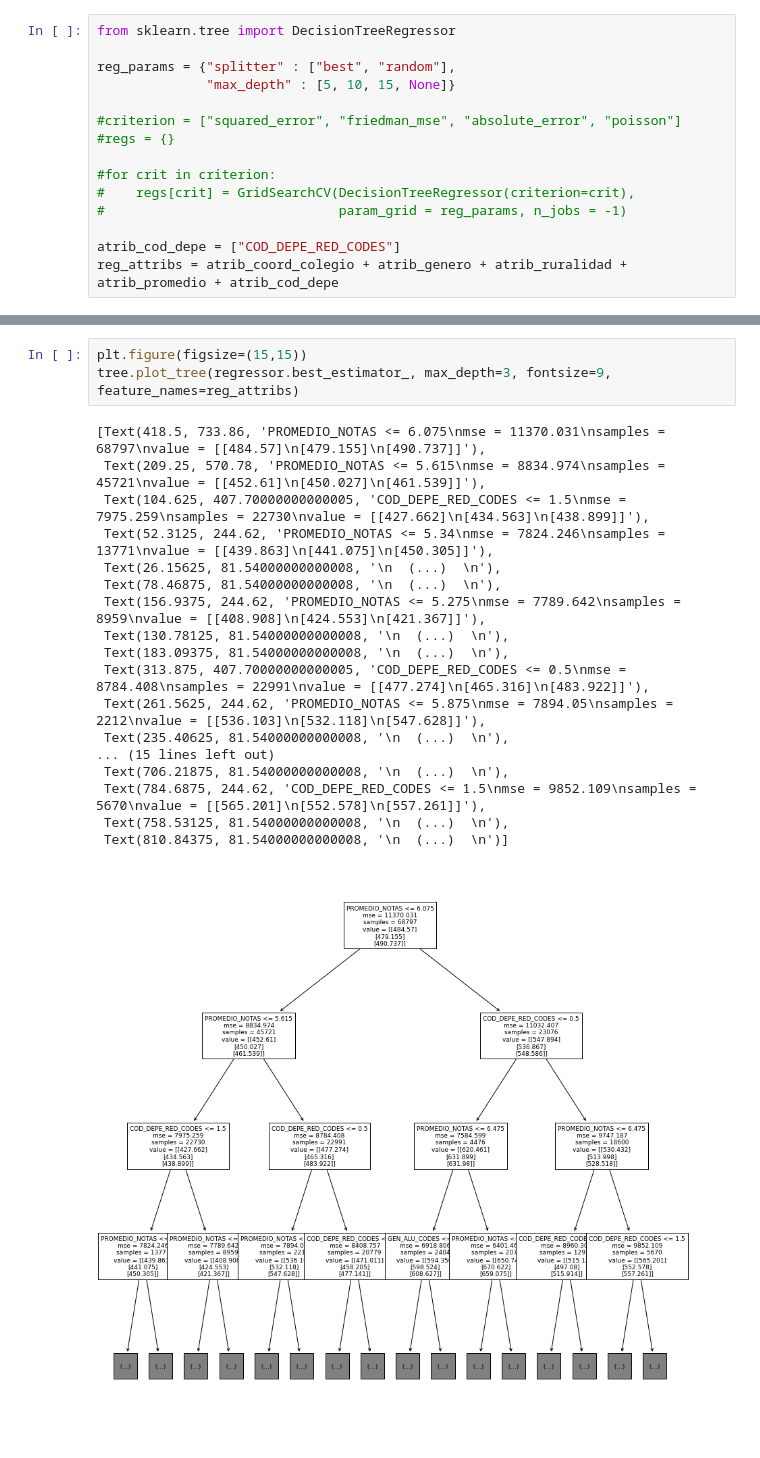
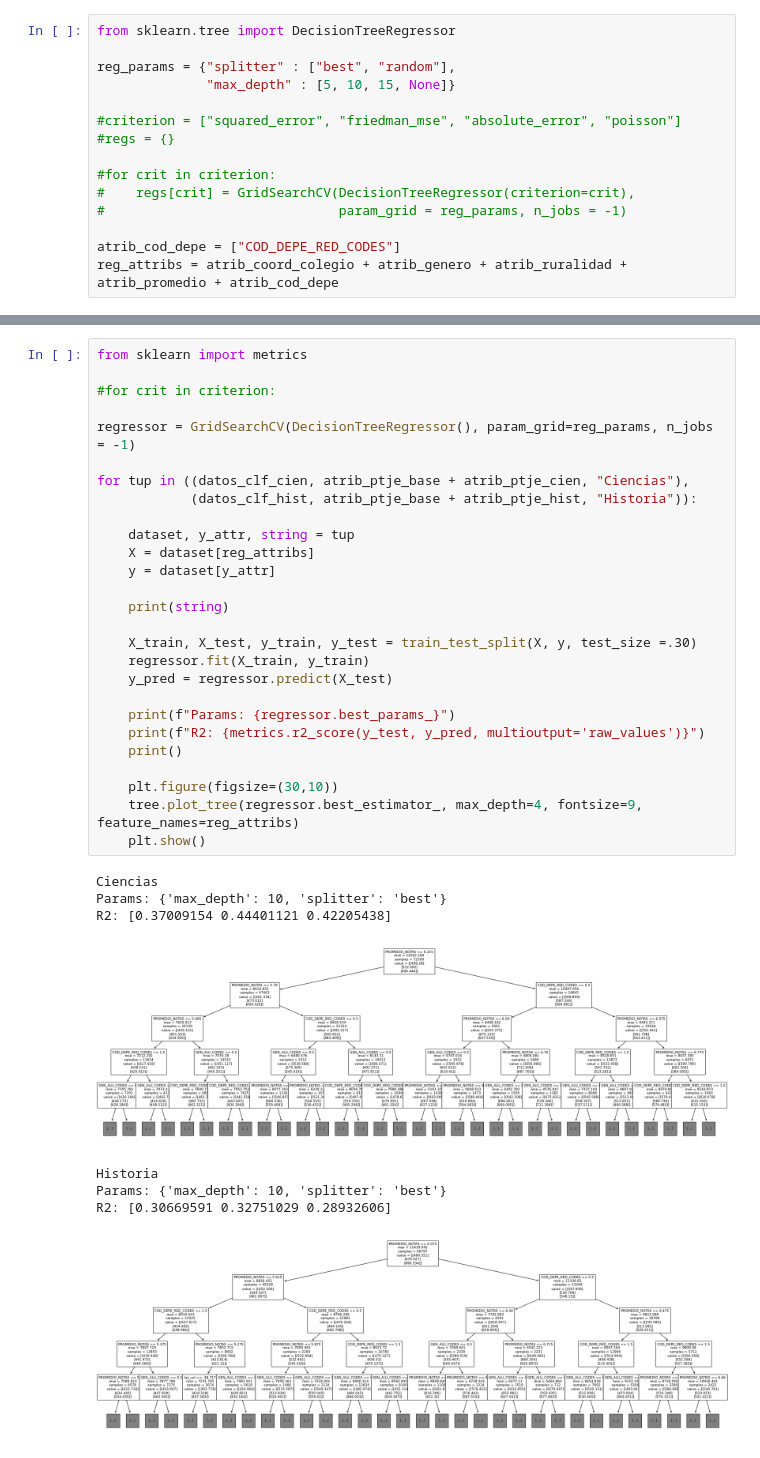
Before and after one commit to zerujio/proyecto-cc5206, a Jupyter notebook: informe_final.ipynb, the cells around one changed output, grey strips where cells are left out. Drawn from its saved outputs; the diff is of its cells as text.

```diff
--- a/informe_final.ipynb
+++ b/informe_final.ipynb
@@ -1086,22 +1055,36 @@ R2: [0.30430753 0.33066518 0.28215163]
-# %%
-plt.figure(figsize=(15,15))
-tree.plot_tree(regressor.best_estimator_, max_depth=3, fontsize=9, feature_names=reg_attribs)
-# %% [output]
-[Text(418.5, 733.86, 'PROMEDIO_NOTAS <= 6.075\nmse = 11370.031\nsamples = 68797\nvalue = [[484.57]\n[479.155]\n[490.737]]'),
- Text(209.25, 570.78, 'PROMEDIO_NOTAS <= 5.615\nmse = 8834.974\nsamples = 45721\nvalue = [[452.61]\n[450.027]\n[461.539]]'),
- Text(104.625, 407.70000000000005, 'COD_DEPE_RED_CODES <= 1.5\nmse = 7975.259\nsamples = 22730\nvalue = [[427.662]\n[434.563]\n[438.899]]'),
- Text(52.3125, 244.62, 'PROMEDIO_NOTAS <= 5.34\nmse = 7824.246\nsamples = 13771\nvalue = [[439.863]\n[441.075]\n[450.305]]'),
- Text(26.15625, 81.54000000000008, '\n  (...)  \n'),
- Text(78.46875, 81.54000000000008, '\n  (...)  \n'),
- Text(156.9375, 244.62, 'PROMEDIO_NOTAS <= 5.275\nmse = 7789.642\nsamples = 8959\nvalue = [[408.908]\n[424.553]\n[421.367]]'),
- Text(130.78125, 81.54000000000008, '\n  (...)  \n'),
- Text(183.09375, 81.54000000000008, '\n  (...)  \n'),
- Text(313.875, 407.70000000000005, 'COD_DEPE_RED_CODES <= 0.5\nmse = 8784.408\nsamples = 22991\nvalue = [[477.274]\n[465.316]\n[483.922]]'),
- Text(261.5625, 244.62, 'PROMEDIO_NOTAS <= 5.875\nmse = 7894.05\nsamples = 2212\nvalue = [[536.103]\n[532.118]\n[547.628]]'),
- Text(235.40625, 81.54000000000008, '\n  (...)  \n'),
-... (15 lines left out)
- Text(706.21875, 81.54000000000008, '\n  (...)  \n'),
- Text(784.6875, 244.62, 'COD_DEPE_RED_CODES <= 1.5\nmse = 9852.109\nsamples = 5670\nvalue = [[565.201]\n[552.578]\n[557.261]]'),
- Text(758.53125, 81.54000000000008, '\n  (...)  \n'),
- Text(810.84375, 81.54000000000008, '\n  (...)  \n')]
-[figure, removed]
+# %%
+from sklearn import metrics
+
+#for crit in criterion:
+
+regressor = GridSearchCV(DecisionTreeRegressor(), param_grid=reg_params, n_jobs = -1)
+
+for tup in ((datos_clf_cien, atrib_ptje_base + atrib_ptje_cien, "Ciencias"),
+            (datos_clf_hist, atrib_ptje_base + atrib_ptje_hist, "Historia")):
+
+    dataset, y_attr, string = tup
+    X = dataset[reg_attribs]
+    y = dataset[y_attr]
+
+    print(string)
+
+    X_train, X_test, y_train, y_test = train_test_split(X, y, test_size =.30)
+    regressor.fit(X_train, y_train)
+    y_pred = regressor.predict(X_test)
+
+    print(f"Params: {regressor.best_params_}")
+    print(f"R2: {metrics.r2_score(y_test, y_pred, multioutput='raw_values')}")
+    print()
+
+    plt.figure(figsize=(30,10))
+    tree.plot_tree(regressor.best_estimator_, max_depth=4, fontsize=9, feature_names=reg_attribs)
+    plt.show()
+# %% [output]
+Ciencias
+Params: {'max_depth': 10, 'splitter': 'best'}
+R2: [0.37009154 0.44401121 0.42205438]
+[figure, added]
+Historia
+Params: {'max_depth': 10, 'splitter': 'best'}
+R2: [0.30669591 0.32751029 0.28932606]
+[figure, added]
```
Also changed, not shown: parts of 1 cell of this notebook.
